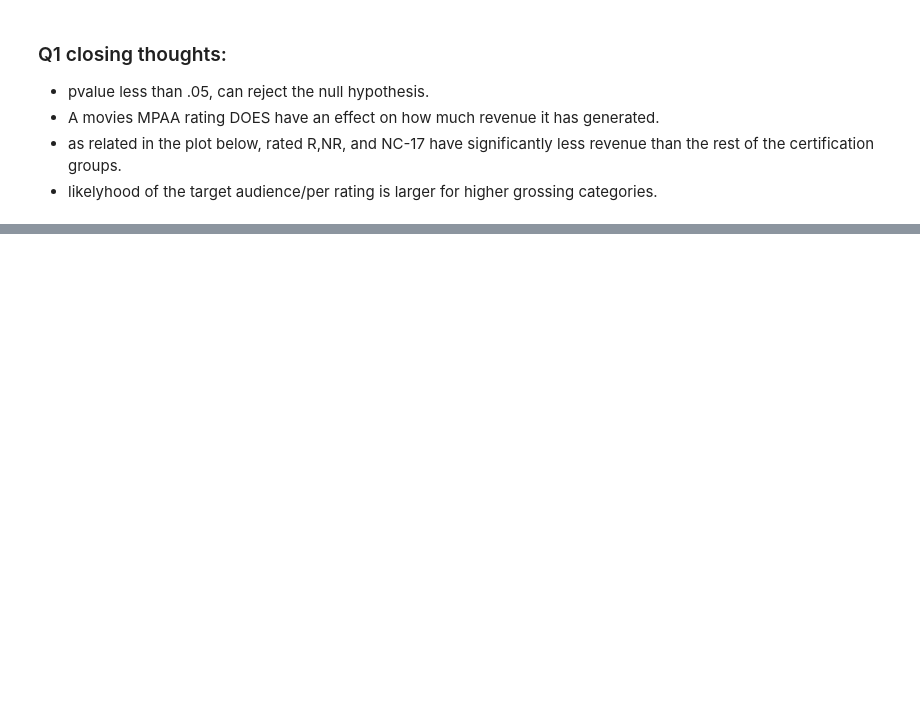
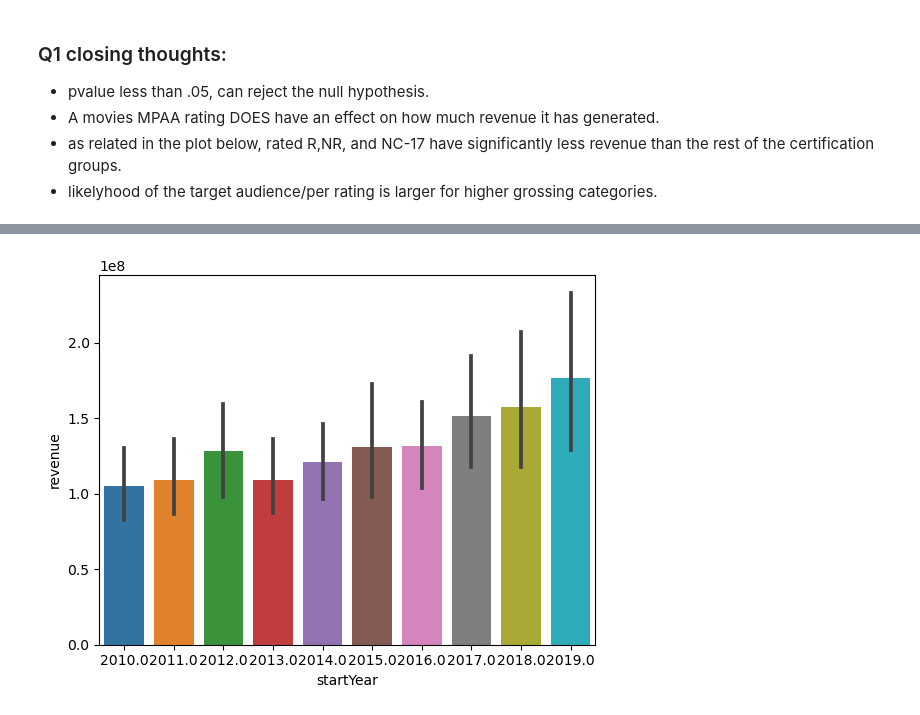
Before and after one commit to clovestad/Movie_Ratings, a Jupyter notebook: part_4/Part_4-Hypothesis_Testing.ipynb, the cells around one changed output, grey strips where cells are left out. Saved outputs shown, nothing was run; the diff lists cells and outputs as text; code cells hidden in the pictures; blank space fills up the shorter version.

```diff
--- a/part_4/Part_4-Hypothesis_Testing.ipynb
+++ b/part_4/Part_4-Hypothesis_Testing.ipynb
@@ -257,0 +316,4 @@ True
+# %%
+sns.barplot(data=df, x='startYear',y='revenue', dodge=True);
+# %% [output]
+[figure, added]
```
Also changed, not shown: parts of 42 cells of this notebook, 2 other files.
